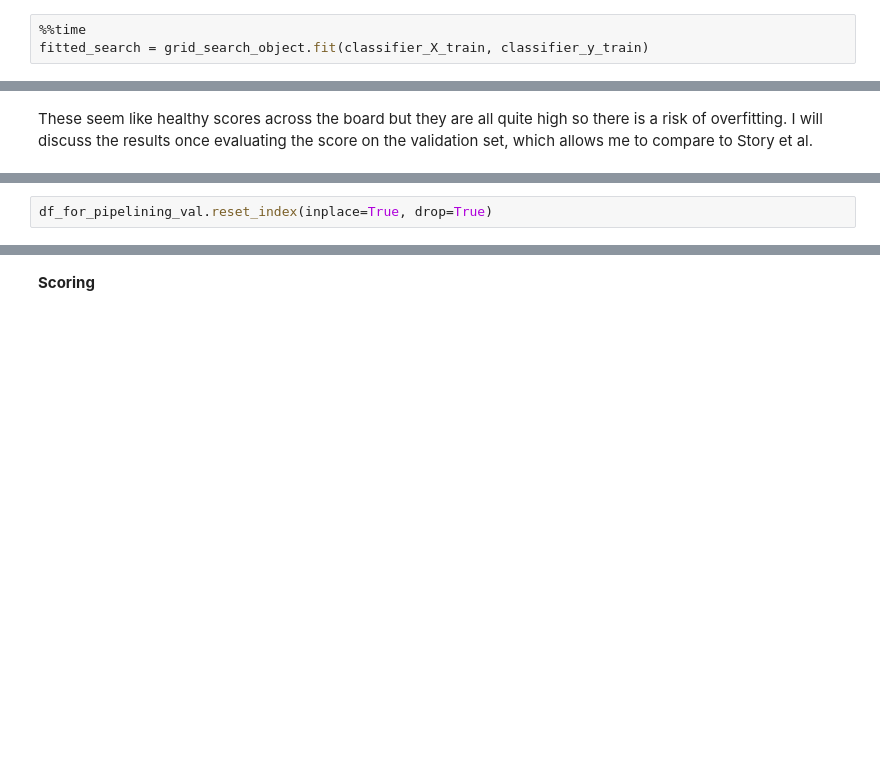
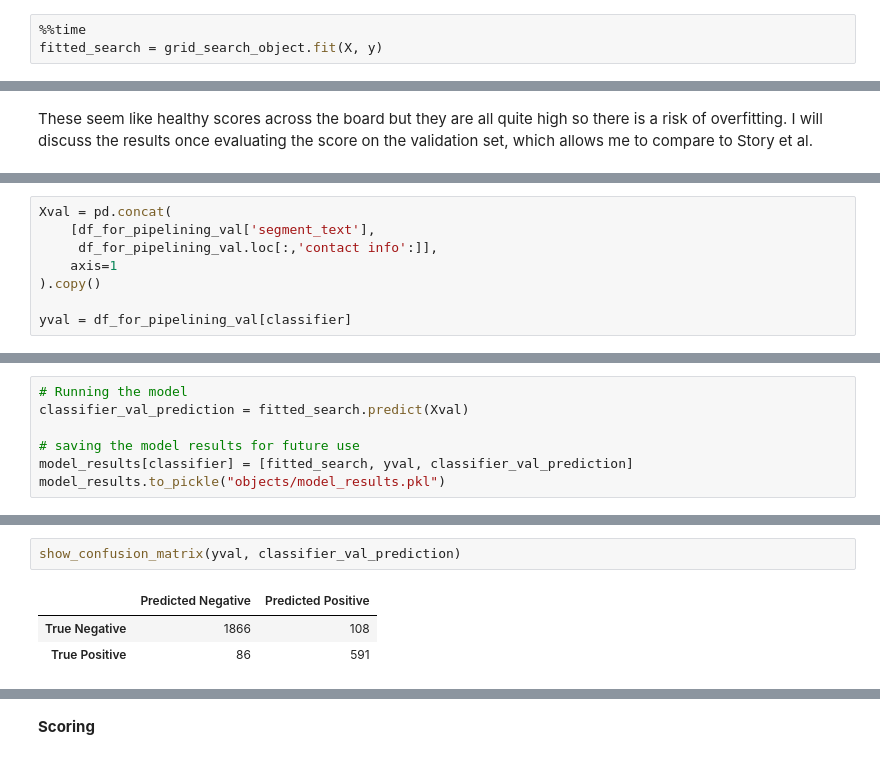
Before and after one commit to calhinchcliffe/nlp_privacy_policies, a Jupyter notebook: 5_modelling_pipeline.ipynb, the cells around one changed output, grey strips where cells are left out. Drawn from its saved outputs; the diff is of its cells as text; blank space fills up the shorter version.

```diff
--- a/5_modelling_pipeline.ipynb
+++ b/5_modelling_pipeline.ipynb
@@ -274,4 +306,4 @@ grid_search_object = GridSearchCV(estimator=pipe, param_grid = svc_params, cv =
 # %%
 %%time
-fitted_search = grid_search_object.fit(classifier_X_train, classifier_y_train)
+fitted_search = grid_search_object.fit(X, y)
 # %% [output]
@@ -322,2 +345,0 @@ Load the validation dataset:
-# %%
-df_for_pipelining_val.reset_index(inplace=True, drop=True)
@@ -394,0 +350,8 @@ weighted avg       0.93      0.93      0.93      2651
+# %%
+Xval = pd.concat(
+    [df_for_pipelining_val['segment_text'],
+     df_for_pipelining_val.loc[:,'contact info':]],
+    axis=1
+).copy()
+
+yval = df_for_pipelining_val[classifier]
@@ -394,0 +377,7 @@ weighted avg       0.93      0.93      0.93      2651
+# %%
+# Running the model
+classifier_val_prediction = fitted_search.predict(Xval)
+
+# saving the model results for future use
+model_results[classifier] = [fitted_search, yval, classifier_val_prediction]
+model_results.to_pickle("objects/model_results.pkl")
@@ -394,0 +395,6 @@ weighted avg       0.93      0.93      0.93      2651
+# %%
+show_confusion_matrix(yval, classifier_val_prediction)
+# %% [output]
+|  | Predicted Negative | Predicted Positive |
+| True Negative | 1866 | 108 |
+| True Positive | 86 | 591 |
```
Also changed, not shown: parts of 103 cells of this notebook.
